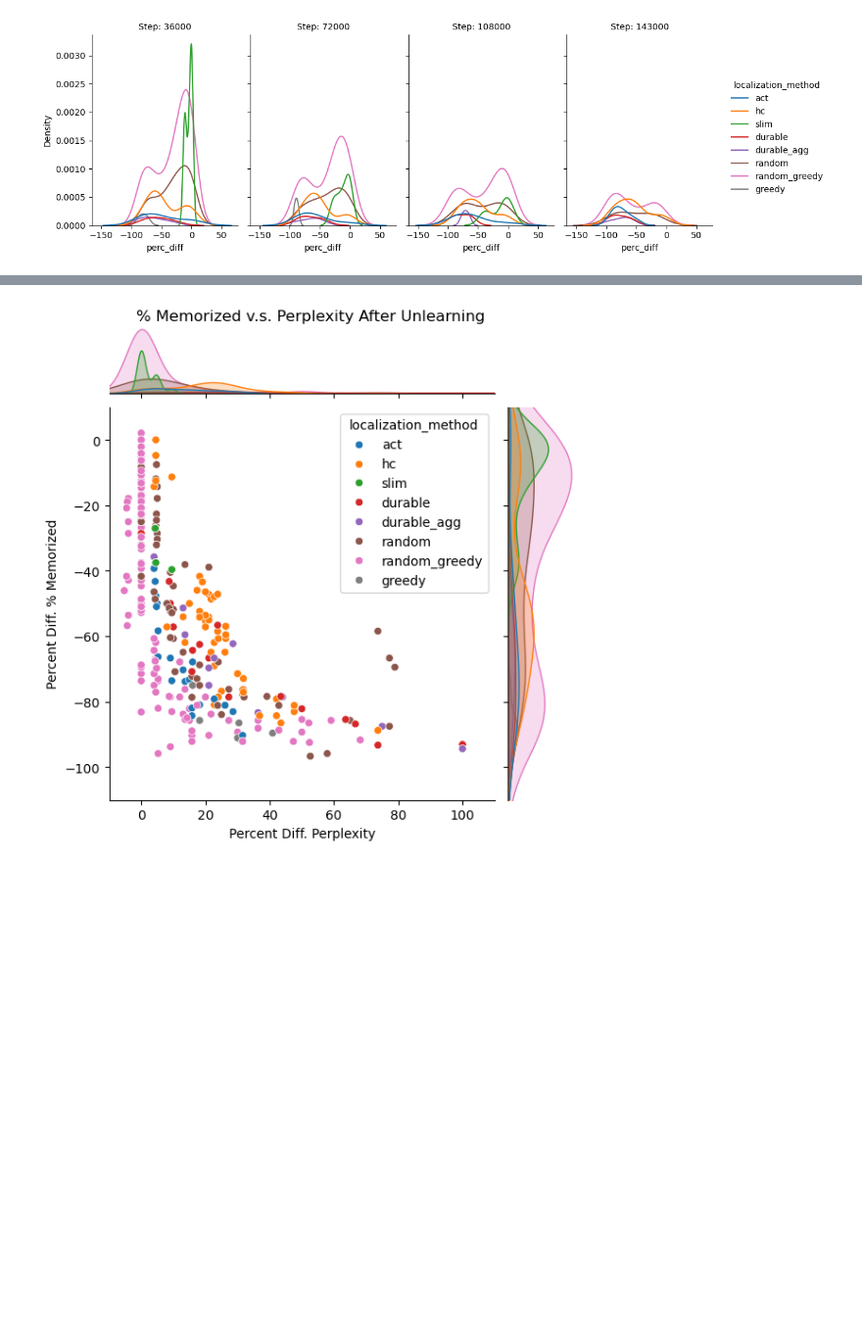
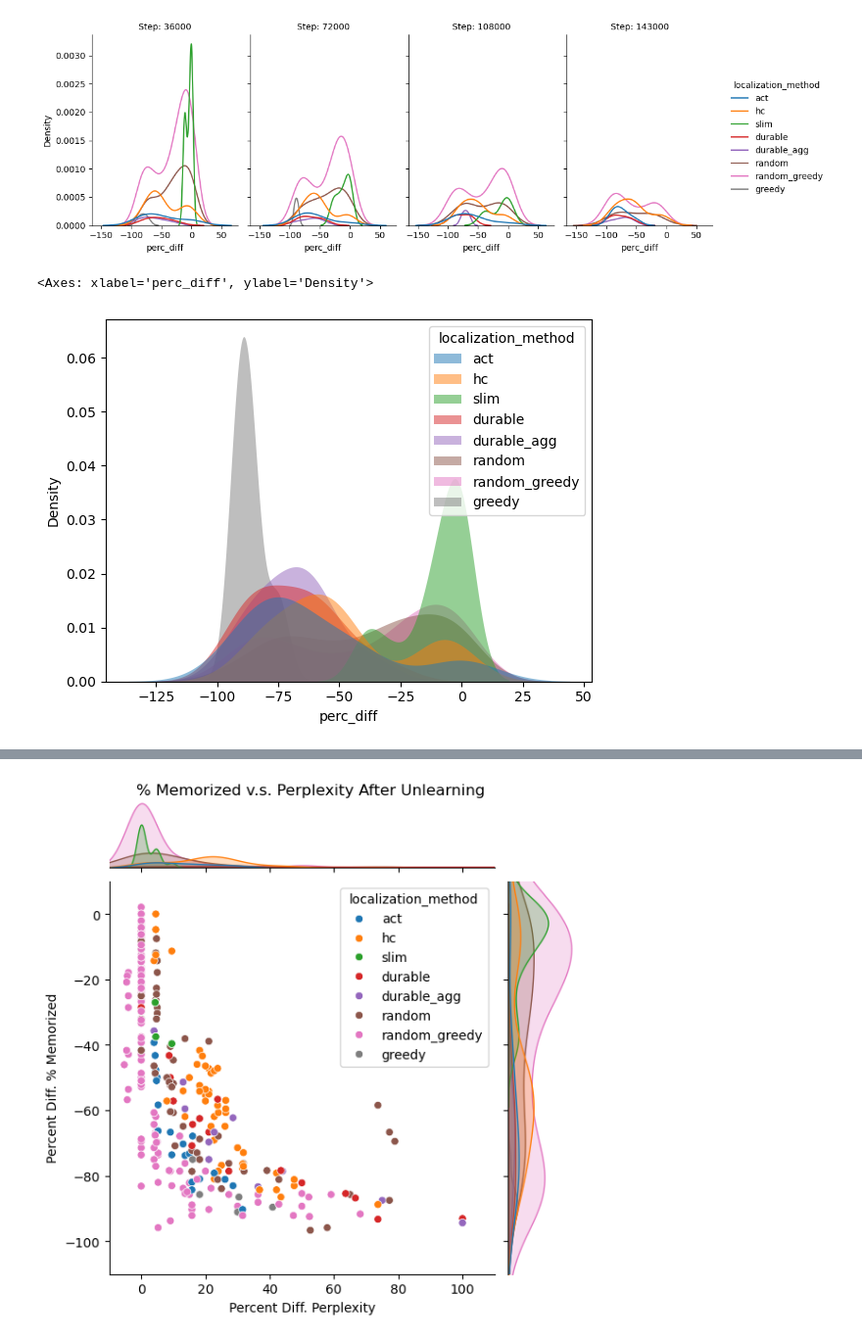
Before and after one commit to msakarvadia/memorization, a Jupyter notebook: figs/pythia_unlearning_results.ipynb, the cells around one changed output, grey strips where cells are left out. Shown at 98% size. Cells and saved outputs as stored; diff of their text form; code cells hidden in the pictures; blank space fills up the shorter version.

```diff
--- a/figs/pythia_unlearning_results.ipynb
+++ b/figs/pythia_unlearning_results.ipynb
@@ -869,3 +869,12 @@ g.set_titles("Step: {col_name}")
 # %% [output]
 <seaborn.axisgrid.FacetGrid at 0x...>
 [figure]
+# %%
+sns.kdeplot(
+   x="perc_diff", hue="localization_method", data=df_w_all_prod_results[(df_w_all_prod_results.perp < 40) & (df_w_all_prod_results.perc < 50)],
+   fill=True, common_norm=False, # palette="crest",
+   alpha=.5, linewidth=0,
+)
+# %% [output]
+<Axes: xlabel='perc_diff', ylabel='Density'>
+[figure, added]
```
Also changed, not shown: parts of 5 cells of this notebook, 2 other files.
